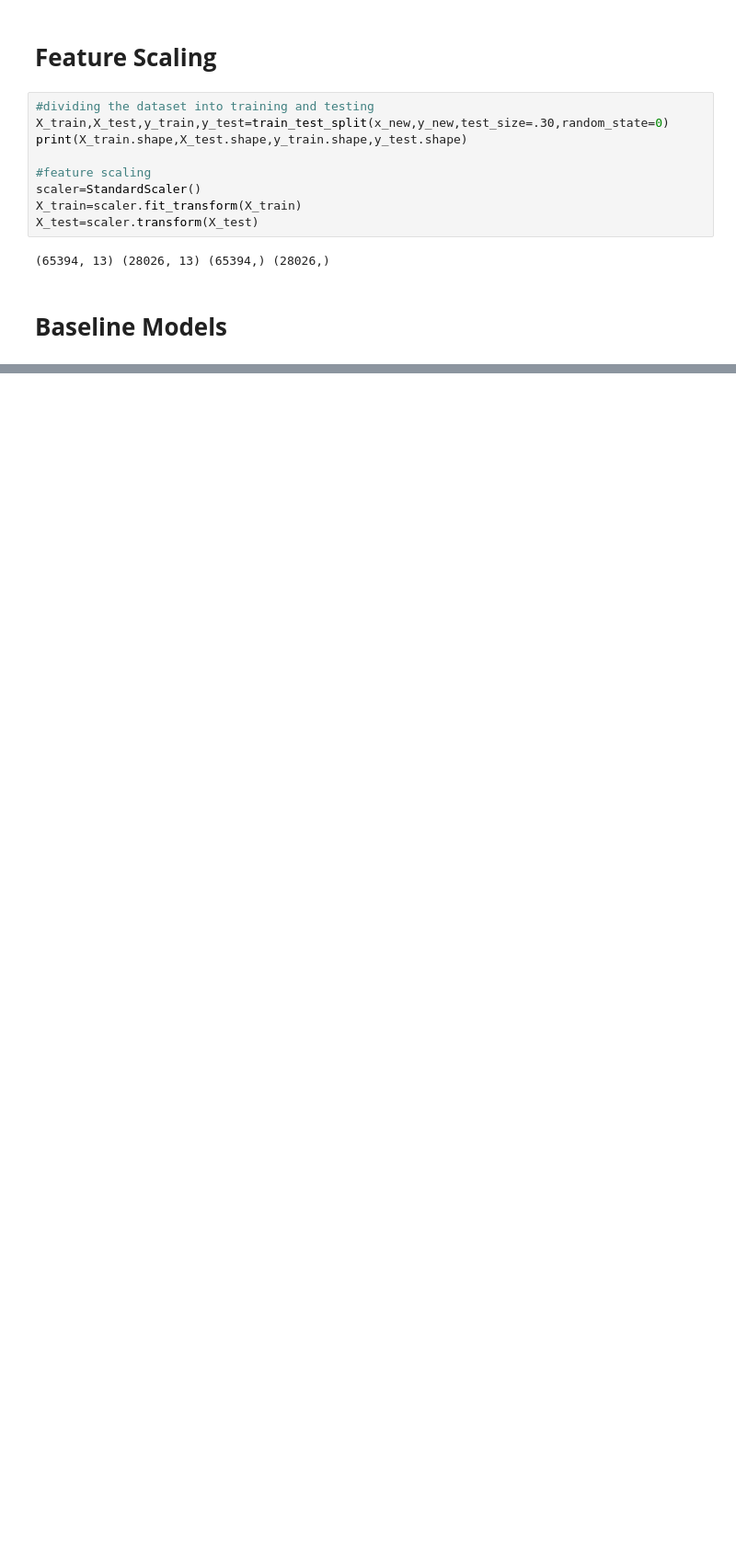
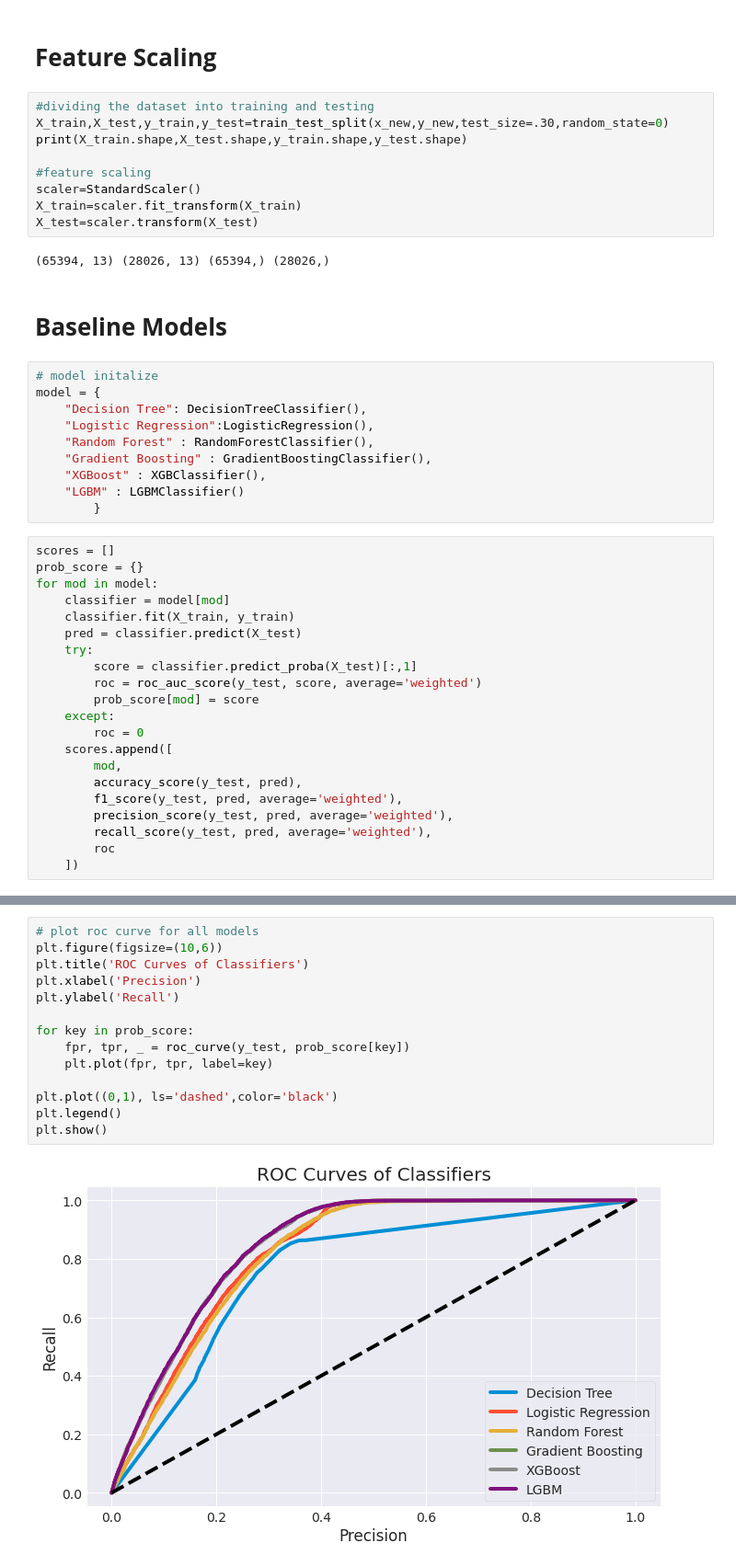
Before and after one commit to priyankashinde-DS/Capstone_health_insurance_prediction, a Jupyter notebook: HEALTH_INSURANCE_CROSS_SELL_PREDICTION.ipynb, the cells around one changed output, grey strips where cells are left out. Shown at 92% size. Saved outputs shown, nothing was run; the diff lists cells and outputs as text; blank space fills up the shorter version.

Commit message:
baseline models

```diff
--- a/HEALTH_INSURANCE_CROSS_SELL_PREDICTION.ipynb
+++ b/HEALTH_INSURANCE_CROSS_SELL_PREDICTION.ipynb
@@ -624,3 +626,34 @@ X_test=scaler.transform(X_test)
 (65394, 13) (28026, 13) (65394,) (28026,)
 # %% [markdown]
 # **Baseline Models**
+# %%
+# model initalize
+model = {
+    "Decision Tree": DecisionTreeClassifier(),
+    "Logistic Regression":LogisticRegression(),
+    "Random Forest" : RandomForestClassifier(),
+    "Gradient Boosting" : GradientBoostingClassifier(),
+    "XGBoost" : XGBClassifier(),
+    "LGBM" : LGBMClassifier()
+        }
+# %%
+scores = []
+prob_score = {}
+for mod in model:
+    classifier = model[mod]
+    classifier.fit(X_train, y_train)
+    pred = classifier.predict(X_test)
+    try:
+        score = classifier.predict_proba(X_test)[:,1]
+        roc = roc_auc_score(y_test, score, average='weighted')
+        prob_score[mod] = score
+    except:
+        roc = 0
+    scores.append([
+        mod,
+        accuracy_score(y_test, pred),
+        f1_score(y_test, pred, average='weighted'),
+        precision_score(y_test, pred, average='weighted'),
+        recall_score(y_test, pred, average='weighted'),
+        roc
+    ])
@@ -626,0 +676,16 @@ X_test=scaler.transform(X_test)
+# %%
+# plot roc curve for all models
+plt.figure(figsize=(10,6))
+plt.title('ROC Curves of Classifiers')
+plt.xlabel('Precision')
+plt.ylabel('Recall')
+
+for key in prob_score:
+    fpr, tpr, _ = roc_curve(y_test, prob_score[key])
+    plt.plot(fpr, tpr, label=key)
+
+plt.plot((0,1), ls='dashed',color='black')
+plt.legend()
+plt.show()
+# %% [output]
+[figure, added]
```
Also changed, not shown: parts of 8 cells of this notebook.
